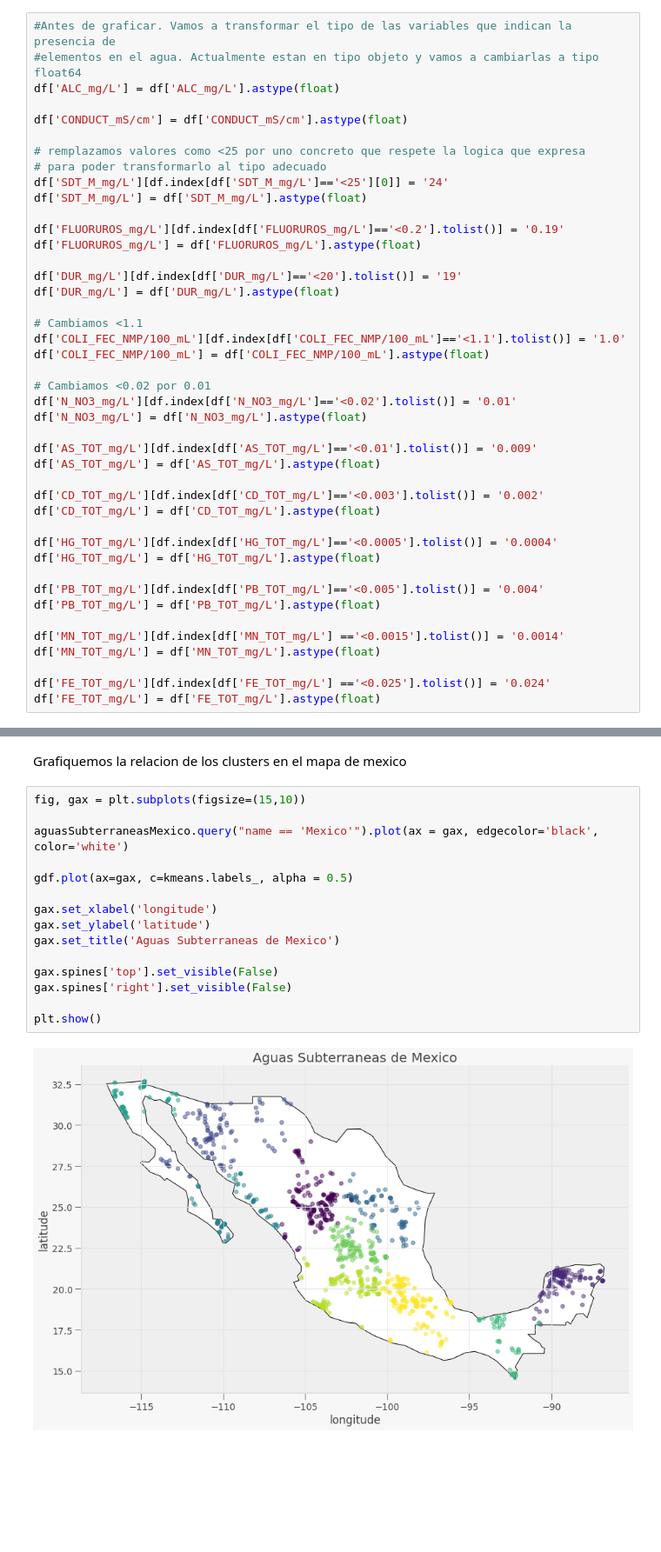
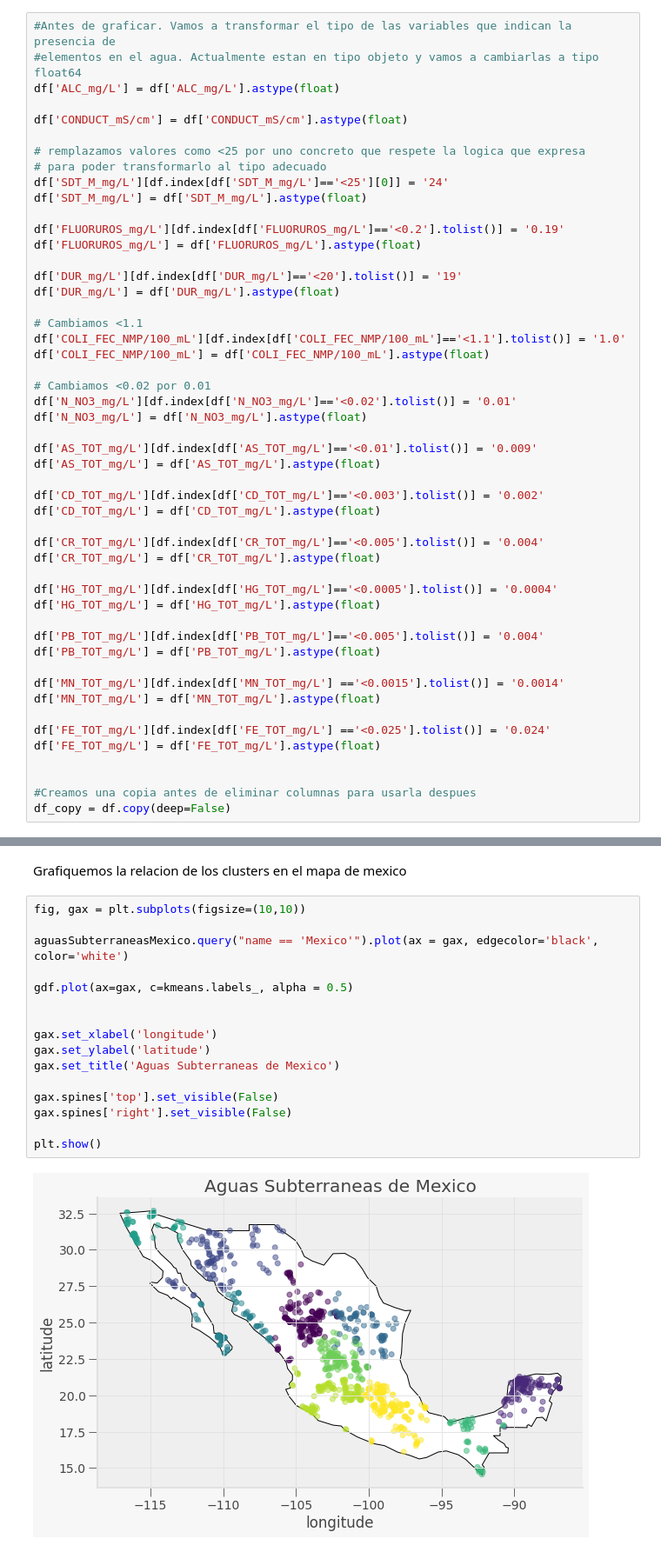
Before and after one commit to rodrigoromanguzman/Actividades_Aprendizaje-, a Jupyter notebook: semana9/aguas_subterraneas.ipynb, the cells around one changed output, grey strips where cells are left out. Shown at 87% size. Drawn from its saved outputs; the diff is of its cells as text; blank space fills up the shorter version.

```diff
--- a/semana9/aguas_subterraneas.ipynb
+++ b/semana9/aguas_subterraneas.ipynb
@@ -100,6 +100,9 @@ df['AS_TOT_mg/L'] = df['AS_TOT_mg/L'].astype(float)
 df['CD_TOT_mg/L'][df.index[df['CD_TOT_mg/L']=='<0.003'].tolist()] = '0.002'
 df['CD_TOT_mg/L'] = df['CD_TOT_mg/L'].astype(float)
 
+df['CR_TOT_mg/L'][df.index[df['CR_TOT_mg/L']=='<0.005'].tolist()] = '0.004'
+df['CR_TOT_mg/L'] = df['CR_TOT_mg/L'].astype(float)
+
 df['HG_TOT_mg/L'][df.index[df['HG_TOT_mg/L']=='<0.0005'].tolist()] = '0.0004'
 df['HG_TOT_mg/L'] = df['HG_TOT_mg/L'].astype(float)
 
@@ -111,6 +114,10 @@ df['MN_TOT_mg/L'] = df['MN_TOT_mg/L'].astype(float)
 
 df['FE_TOT_mg/L'][df.index[df['FE_TOT_mg/L'] =='<0.025'].tolist()] = '0.024'
 df['FE_TOT_mg/L'] = df['FE_TOT_mg/L'].astype(float)
+
+
+#Creamos una copia antes de eliminar columnas para usarla despues
+df_copy = df.copy(deep=False)
 # %% [output]
 A value is trying to be set on a copy of a slice from a DataFrame
 
@@ -478,19 +468,20 @@ array([[-1.04365865e+02,  2.53302461e+01,  4.59770115e-02,
 # %% [markdown]
 <p>Grafiquemos la relacion de los clusters en el mapa de mexico</p>
 # %%
-fig, gax = plt.subplots(figsize=(15,10))
+fig, gax = plt.subplots(figsize=(10,10))
 
 aguasSubterraneasMexico.query("name == 'Mexico'").plot(ax = gax, edgecolor='black', color='white')
 
 gdf.plot(ax=gax, c=kmeans.labels_, alpha = 0.5)
+
 
 gax.set_xlabel('longitude')
 gax.set_ylabel('latitude')
 gax.set_title('Aguas Subterraneas de Mexico')
 
 gax.spines['top'].set_visible(False)
 gax.spines['right'].set_visible(False)
 
 plt.show()
 # %% [output]
-[figure, old version]
+[figure, new version]
```
Also changed, not shown: parts of 13 cells of this notebook.
